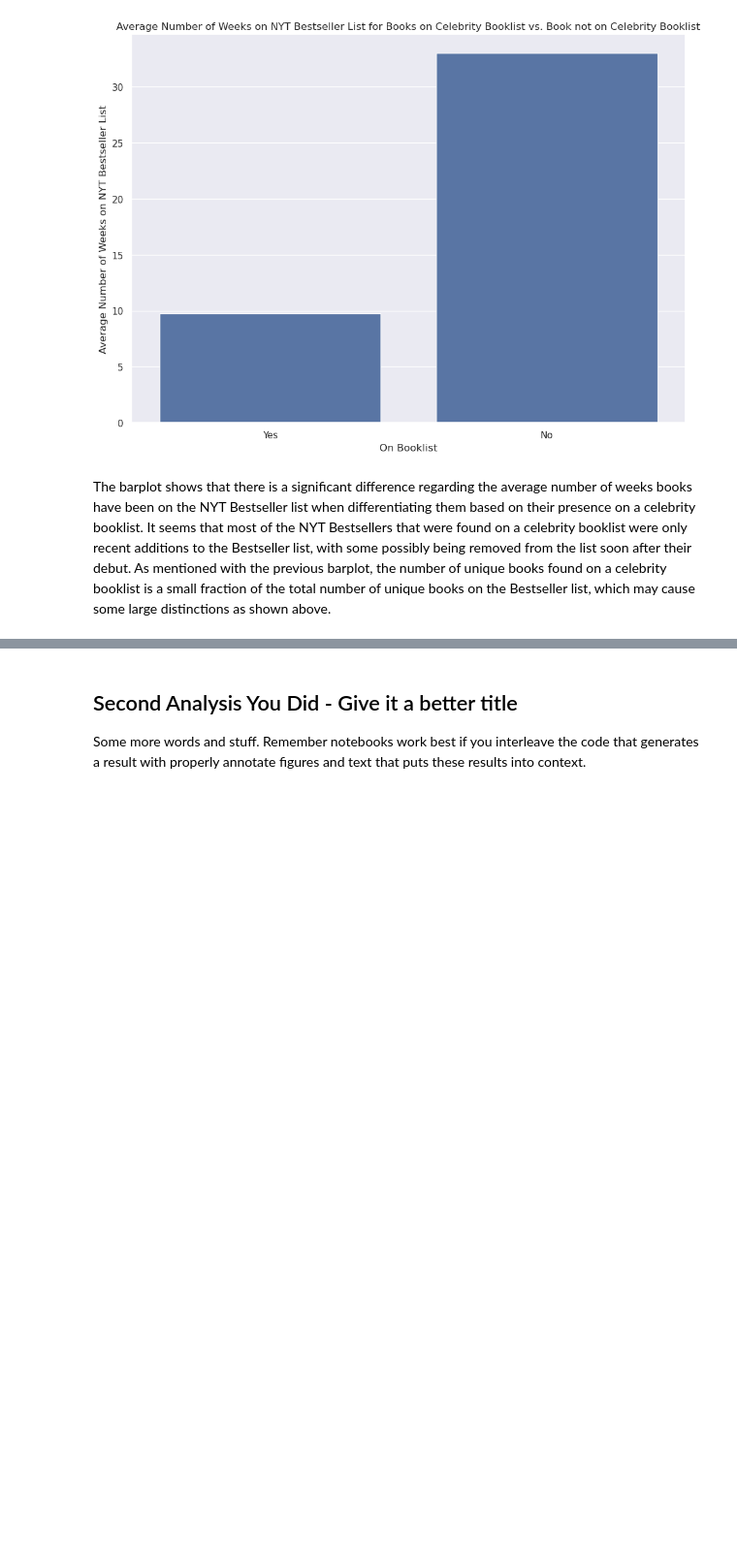
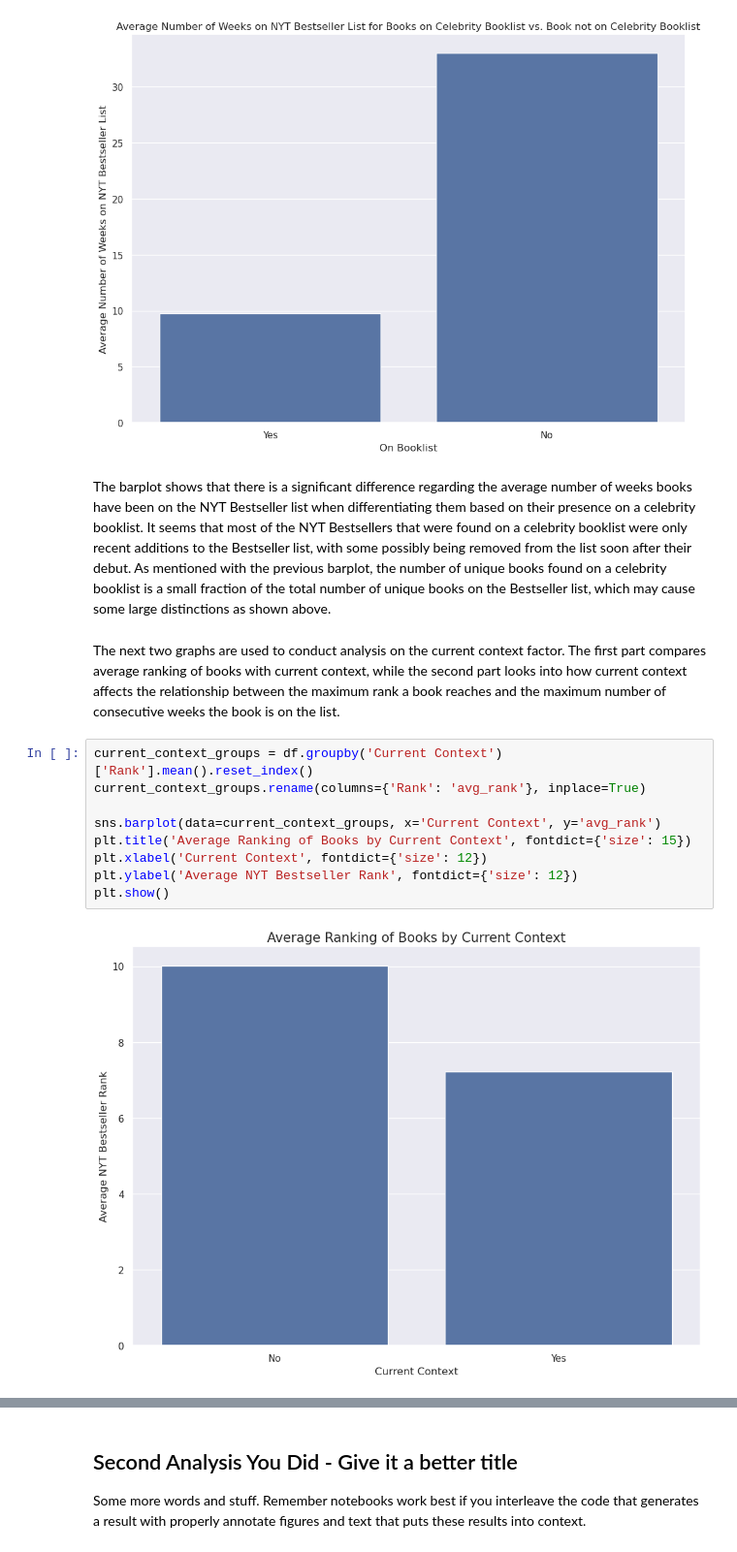
Before and after one commit to satyar2003/cogs-108-project, a Jupyter notebook: FinalProject_Group019-FA24.ipynb, the cells around one changed output, grey strips where cells are left out. Shown: that part at 97% size. Saved outputs shown, nothing was run; the diff lists cells and outputs as text; blank space fills up the shorter version.

Commit message:
Add files via upload
Updated eda for current context and added in ethics/privacy section

```diff
--- a/FinalProject_Group019-FA24.ipynb
+++ b/FinalProject_Group019-FA24.ipynb
@@ -158,3 +158,16 @@ Text(0, 0.5, 'Average Number of Weeks on NYT Bestseller List')
 [figure]
 # %% [markdown]
 The barplot shows that there is a significant difference regarding the average number of weeks books have been on the NYT Bestseller list when differentiating them based on their presence on a celebrity booklist. It seems that most of the NYT Bestsellers that were found on a celebrity booklist were only recent additions to the Bestseller list, with some possibly being removed from the list soon after their debut. As mentioned with the previous barplot, the number of unique books found on a celebrity booklist is a small fraction of the total number of unique books on the Bestseller list, which may cause some large distinctions as shown above.
+# %% [markdown]
+The next two graphs are used to conduct analysis on the current context factor. The first part compares average ranking of books with current context, while the second part looks into how current context affects the relationship between the maximum rank a book reaches and the maximum number of consecutive weeks the book is on the list.
+# %%
+current_context_groups = df.groupby('Current Context')['Rank'].mean().reset_index()
+current_context_groups.rename(columns={'Rank': 'avg_rank'}, inplace=True)
+
+sns.barplot(data=current_context_groups, x='Current Context', y='avg_rank')
+plt.title('Average Ranking of Books by Current Context', fontdict={'size': 15})
+plt.xlabel('Current Context', fontdict={'size': 12})
+plt.ylabel('Average NYT Bestseller Rank', fontdict={'size': 12})
+plt.show()
+# %% [output]
+[figure, added]
```
Also changed, not shown: parts of 6 cells of this notebook.
